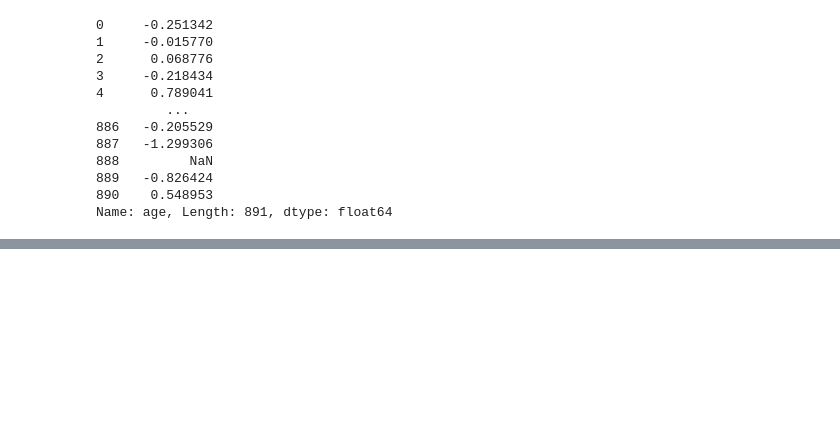
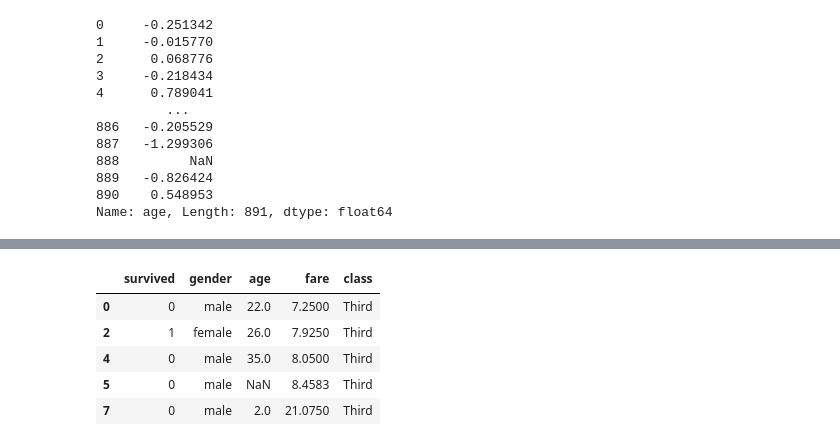
Before and after one commit to leekyuyoung20221226/python, a Jupyter notebook: 19일차.ipynb, the cells around one changed output, grey strips where cells are left out. Cells and saved outputs as stored; diff of their text form; code cells hidden in the pictures; blank space fills up the shorter version.

```diff
--- a/19일차.ipynb
+++ b/19일차.ipynb
@@ -373,0 +411,10 @@ Name: age, Length: 891, dtype: float64
+# %%
+age_filter = grouped.filter(lambda x : x.age.mean() < 30)
+age_filter.head()
+# %% [output]
+|  | survived | gender | age | fare | class |
+| 0 | 0 | male | 22.0 | 7.2500 | Third |
+| 2 | 1 | female | 26.0 | 7.9250 | Third |
+| 4 | 0 | male | 35.0 | 8.0500 | Third |
+| 5 | 0 | male | NaN | 8.4583 | Third |
+| 7 | 0 | male | 2.0 | 21.0750 | Third |
```
Also changed, not shown: parts of 22 cells of this notebook.
